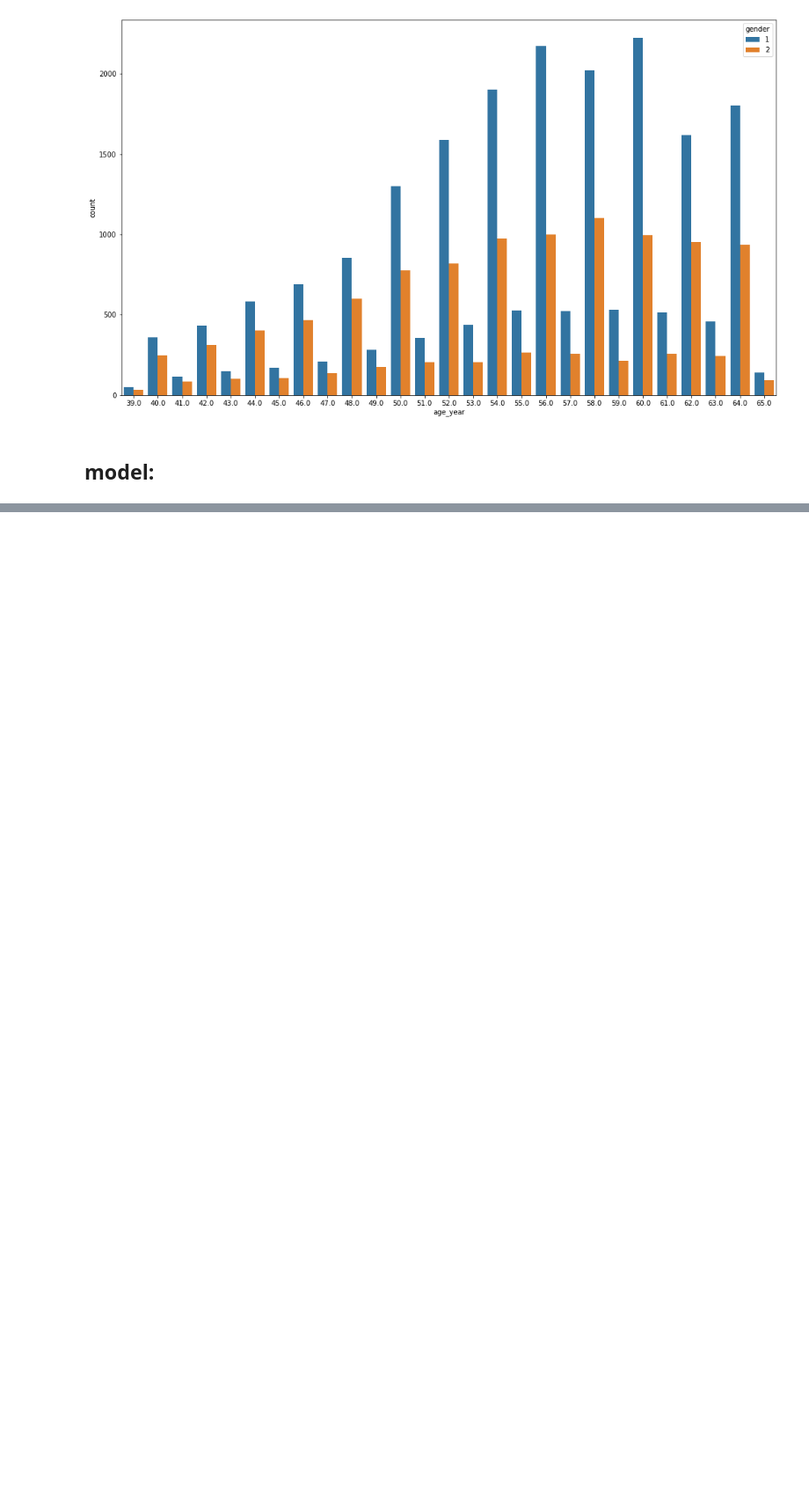
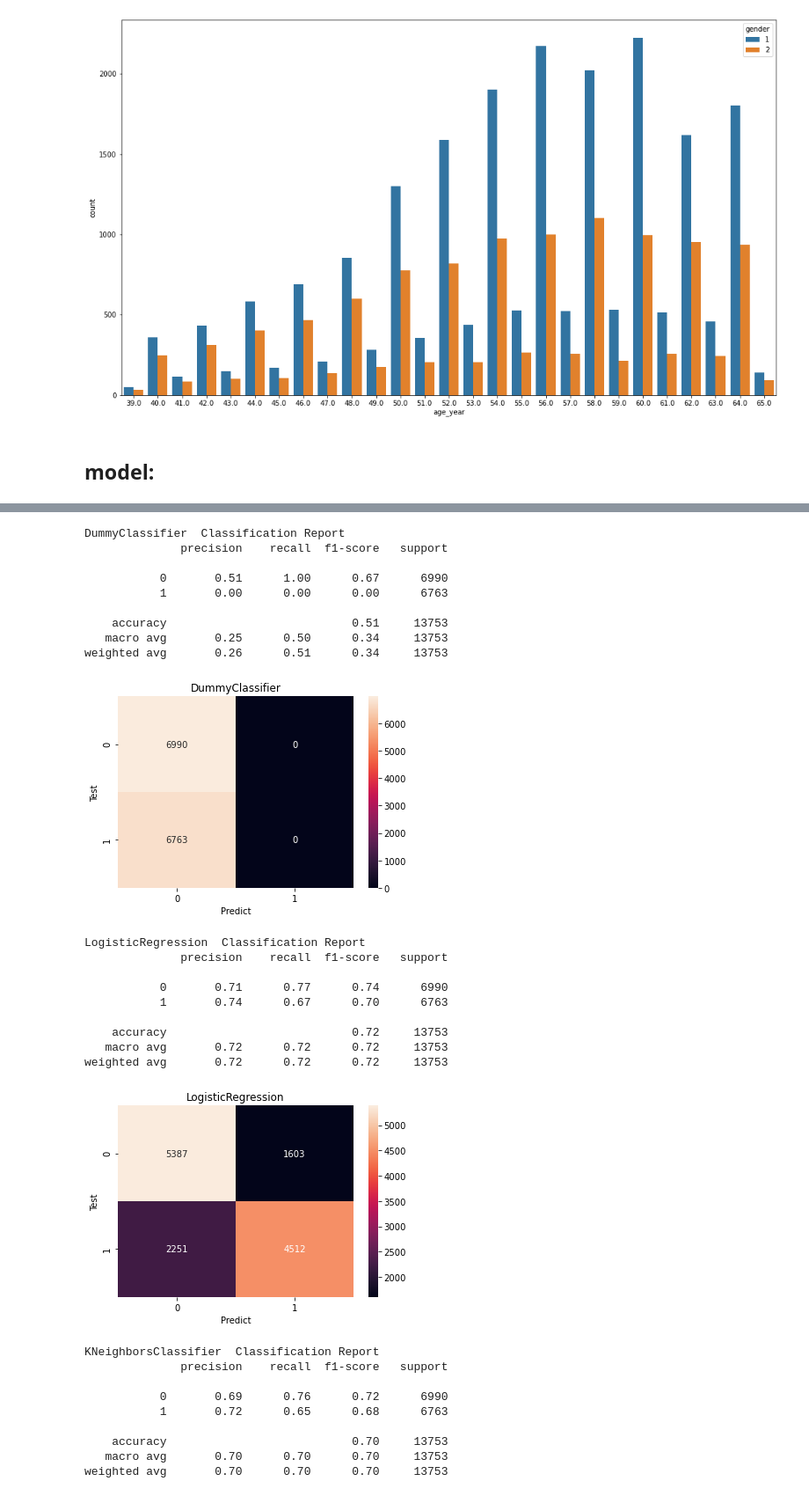
Before and after one commit to ortrsa/Data_Science_Final_Project, a Jupyter notebook: Notebook3-classification.ipynb, the cells around one changed output, grey strips where cells are left out. Shown at 88% size. Cells and saved outputs as stored; diff of their text form; code cells hidden in the pictures; blank space fills up the shorter version.

```diff
--- a/Notebook3-classification.ipynb
+++ b/Notebook3-classification.ipynb
@@ -150,9 +153,12 @@ sns.heatmap(df.corr(),annot=True)
 # %% [markdown]
 ### At first glance we can't find strong correlation between features
 # %%
-to_plot = df.groupby(['cardio']).sum().drop(['age_days','gender','height','weight','ap_hi','ap_lo'] , axis =1)
+# to_plot = df.groupby(['cardio']).sum().drop(['age_year','age_days','height','weight','ap_hi','ap_lo'] , axis =1)
 
-for i in to_plot.columns:
-    plt.subplot(title = i)
-    plt.bar(['0','1'] , to_plot[i] )
-    plt.show()
+# for i in to_plot.columns:
+#     plt.subplot(title = i)
+#     plt.bar(['0','1'] , to_plot[i] )
+#     print(to_plot[i])
+#     plt.show()
+
+# to_plot
@@ -192,6 +189,6 @@ scal_x_train = pd.DataFrame(StandardScaler().fit(x_train).transform(x_train),col
 scal_x_test = pd.DataFrame(StandardScaler().fit(x_train).transform(x_test),columns=x.columns)
 # %%
 KNN = KNeighborsClassifier(n_neighbors=100).fit(scal_x_train, y_train)
-RF = RandomForestClassifier(n_estimators=10).fit(scal_x_train, y_train)
-Dummy = LogisticRegression().fit(scal_x_train, y_train)
+LR = LogisticRegression().fit(scal_x_train, y_train)
+Dummy = DummyClassifier(strategy='most_frequent').fit(scal_x_train, y_train)
 # %%
@@ -220,0 +202,49 @@ x_train
+# %%
+# List of all model and thir name:
+model = [(Dummy, "DummyClassifier"), (LR, "LogisticRegression"),(KNN, "KNeighborsClassifier")]
+# %%
+for i , j in model:
+    train_pred = i.predict(scal_x_train)
+    y_pred = i.predict(scal_x_test)
+
+    # get classification report
+    print( j,' Classification Report')
+    print(classification_report(y_test, y_pred))
+
+    cm = confusion_matrix(y_test, y_pred)
+    plt.subplots()
+    plt.title(j)
+    sns.heatmap(cm,fmt=".0f", annot=True)
+    plt.xlabel("Predict")
+    plt.ylabel("Test")
+    plt.show()
+# %% [output]
+DummyClassifier  Classification Report
+              precision    recall  f1-score   support
+
+           0       0.51      1.00      0.67      6990
+           1       0.00      0.00      0.00      6763
+
+    accuracy                           0.51     13753
+   macro avg       0.25      0.50      0.34     13753
+weighted avg       0.26      0.51      0.34     13753
+[figure, added]
+LogisticRegression  Classification Report
+              precision    recall  f1-score   support
+
+           0       0.71      0.77      0.74      6990
+           1       0.74      0.67      0.70      6763
+
+    accuracy                           0.72     13753
+   macro avg       0.72      0.72      0.72     13753
+weighted avg       0.72      0.72      0.72     13753
+[figure, added]
+KNeighborsClassifier  Classification Report
+              precision    recall  f1-score   support
+
+           0       0.69      0.76      0.72      6990
+           1       0.72      0.65      0.68      6763
+
+    accuracy                           0.70     13753
+   macro avg       0.70      0.70      0.70     13753
+weighted avg       0.70      0.70      0.70     13753
```
Also changed, not shown: parts of 8 cells of this notebook.
